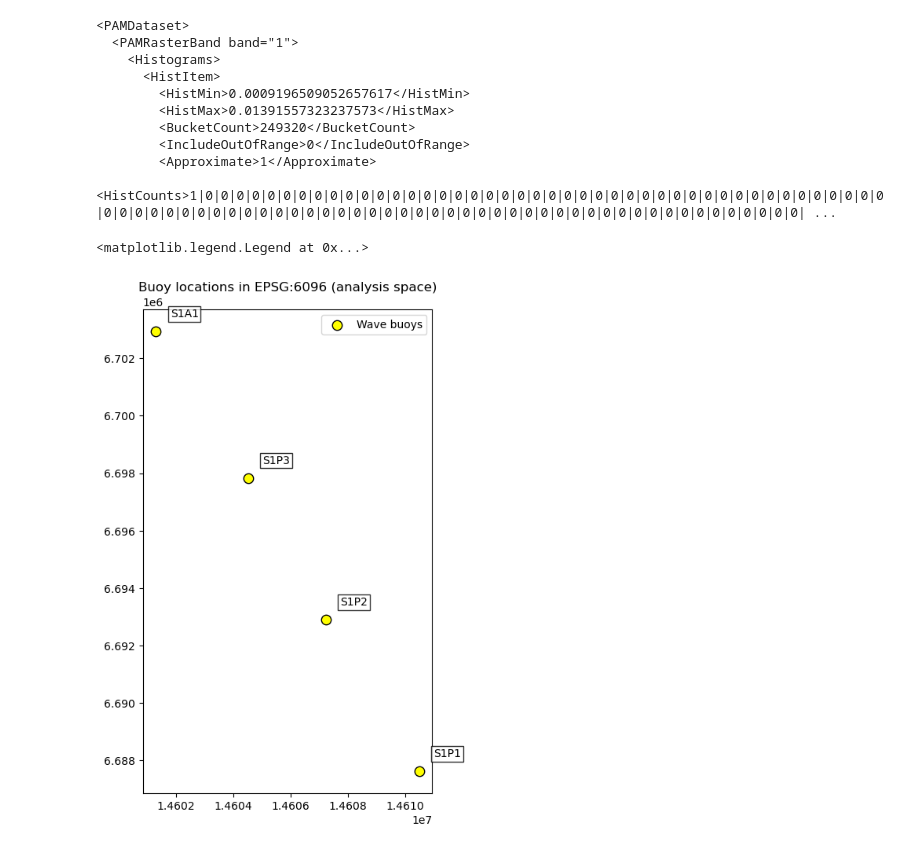
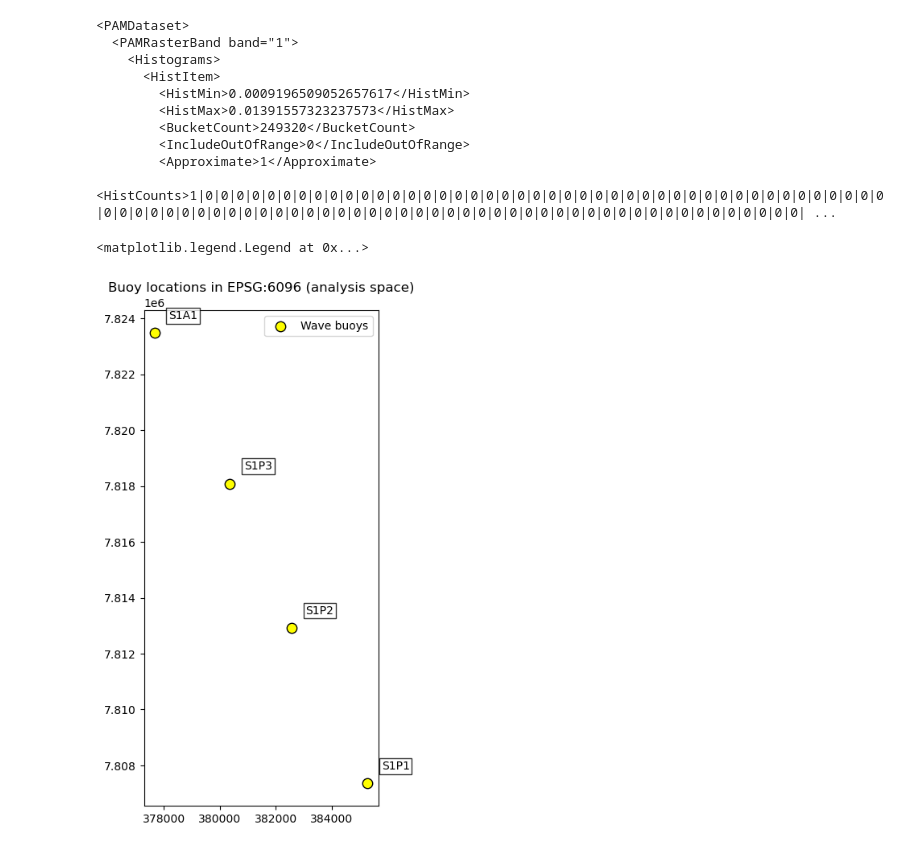
Before and after one commit to UW-GDA/Society_of_Bouy_Cowboys, a Jupyter notebook: Calculations /CoordinateSystem.ipynb, the cells around one changed output. Saved outputs shown, nothing was run; the diff lists cells and outputs as text; code cells hidden in the pictures.

```diff
--- a/Calculations /CoordinateSystem.ipynb
+++ b/Calculations /CoordinateSystem.ipynb
@@ -50,7 +50,7 @@ moor_files = {
 
 
 # CRS used for ALL spatial analysis
-analysis_crs = "EPSG:6096"
+analysis_crs = "EPSG:32604"
 # %%
 # ==========================================================
 # HELPER FUNCTION
@@ -100,10 +100,10 @@ moor_gdf = gpd.GeoDataFrame(
 )
 
 # convert buoys into analysis CRS
-moor_6096 = moor_gdf.to_crs(analysis_crs)
+moor_gdf = moor_gdf.to_crs("EPSG:32604")
 
 
 print("Buoys in analysis CRS:")
-print(moor_6096[["source","geometry"]])
+print(moor_gdf[["source","geometry"]])
 # %% [output]
 Buoys in analysis CRS:
@@ -215,35 +288,35 @@ except:
 
 
 fig, ax = plt.subplots(figsize=(8,8))
 
-moor_6096.plot(
+moor_gdf.plot(
     ax=ax,
     color="yellow",
     edgecolor="black",
     markersize=80,
     label="Wave buoys"
 )
 
 for x, y, label in zip(
-    moor_6096.geometry.x,
-    moor_6096.geometry.y,
-    moor_6096["source"]
+    moor_gdf.geometry.x,
+    moor_gdf.geometry.y,
+    moor_gdf["source"]
 ):
 
     ax.text(
         x + 500,
         y + 500,
         label,
         fontsize=10,
         bbox=dict(facecolor="white", alpha=0.8, pad=2)
     )
 
 
 ax.set_title("Buoy locations in EPSG:6096 (analysis space)")
 
 ax.set_aspect("equal")
 
 ax.legend()
 # %% [output]
 <matplotlib.legend.Legend at 0x...>
-[figure, old version]
+[figure, new version]
```
Also changed, not shown: parts of 6 cells of this notebook, 5 other files.
